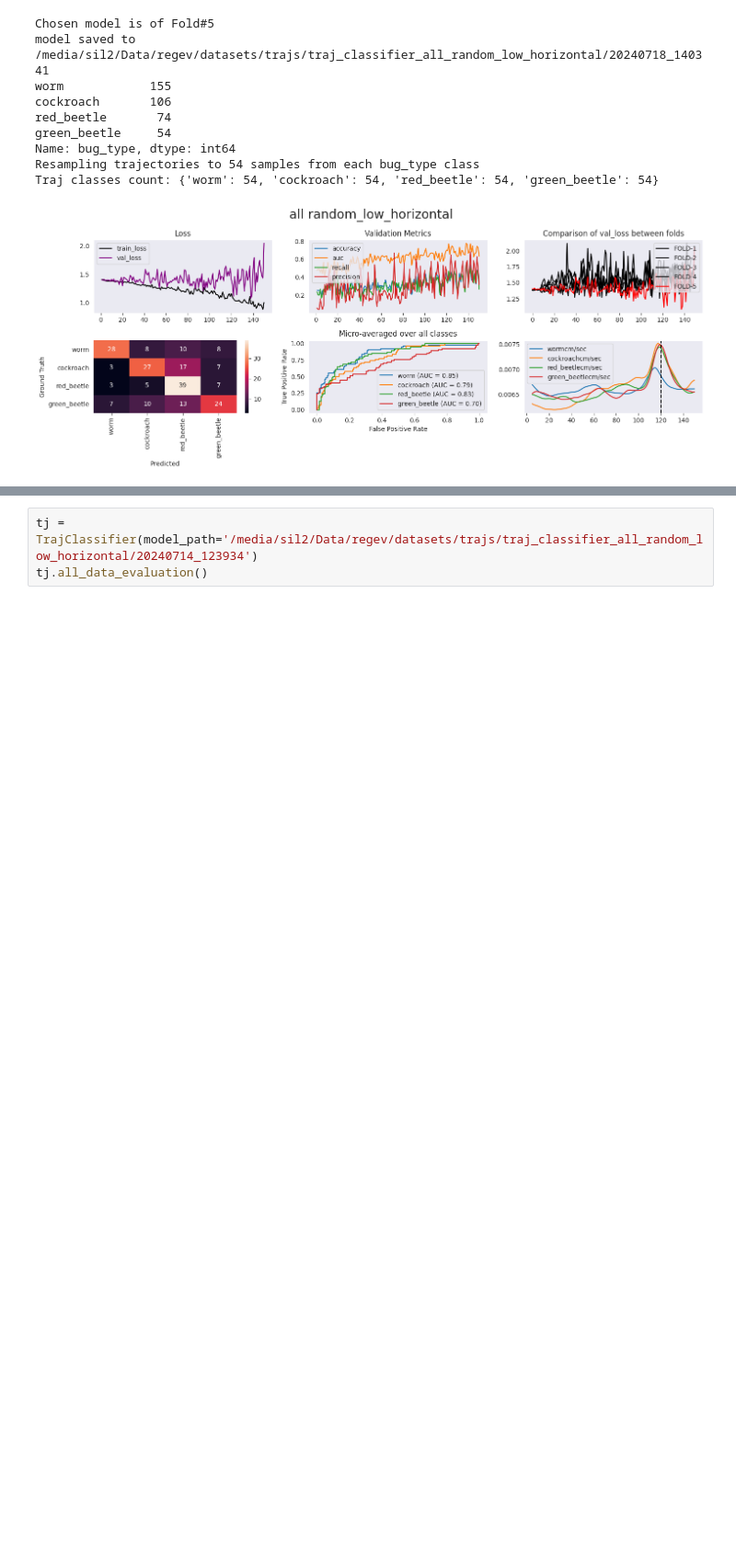
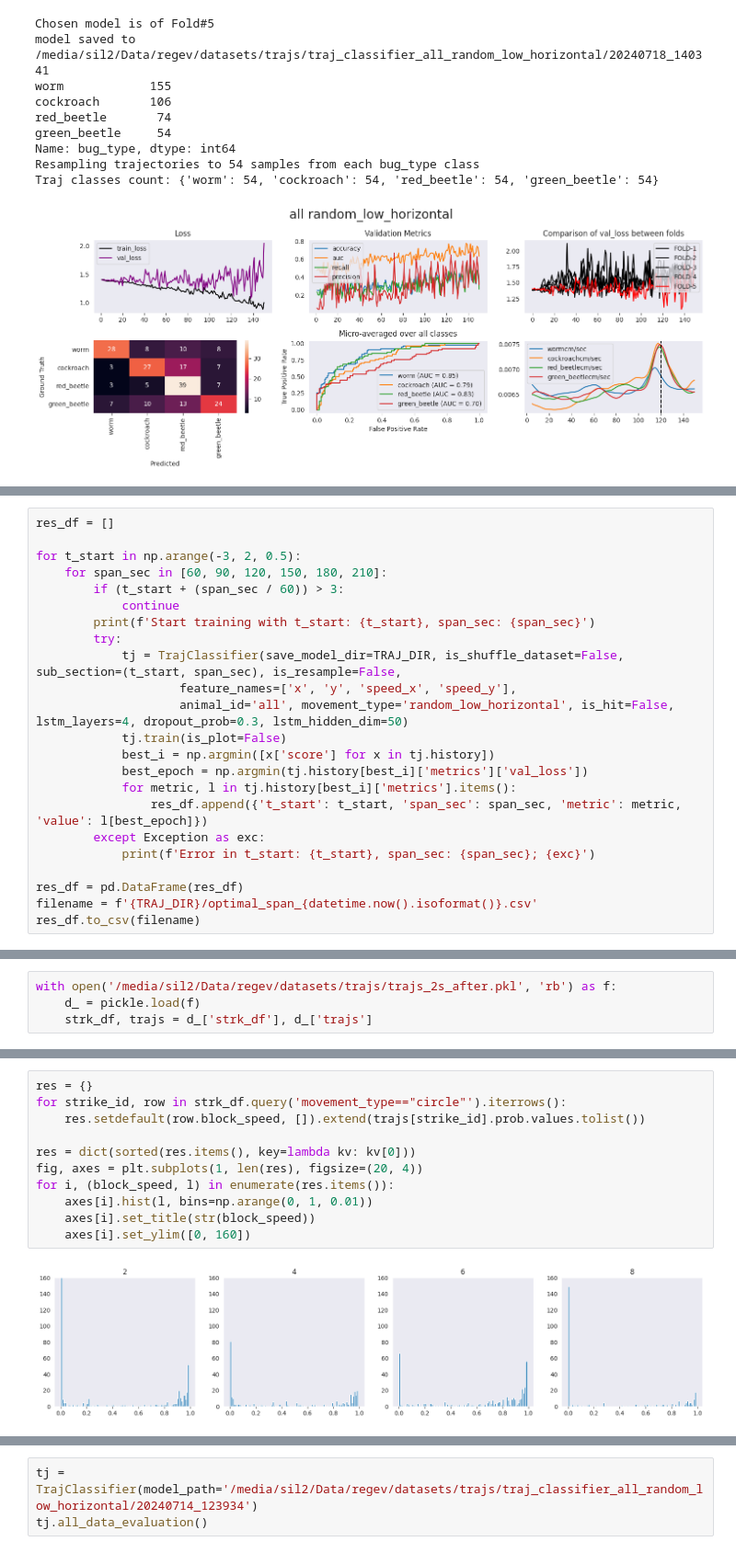
Before and after one commit to EvolutionaryNeuralCodingLab/PreyTouch, a Jupyter notebook: notebooks/trajs.ipynb, the cells around one changed output, grey strips where cells are left out. Shown at 92% size. Drawn from its saved outputs; the diff is of its cells as text; blank space fills up the shorter version.

```diff
--- a/notebooks/trajs.ipynb
+++ b/notebooks/trajs.ipynb
@@ -239,0 +198,23 @@ res_df
+# %%
+res_df = []
+
+for t_start in np.arange(-3, 2, 0.5):
+    for span_sec in [60, 90, 120, 150, 180, 210]:
+        if (t_start + (span_sec / 60)) > 3:
+            continue
+        print(f'Start training with t_start: {t_start}, span_sec: {span_sec}')
+        try:
+            tj = TrajClassifier(save_model_dir=TRAJ_DIR, is_shuffle_dataset=False, sub_section=(t_start, span_sec), is_resample=False,
+                    feature_names=['x', 'y', 'speed_x', 'speed_y'],
+                    animal_id='all', movement_type='random_low_horizontal', is_hit=False, lstm_layers=4, dropout_prob=0.3, lstm_hidden_dim=50)
+            tj.train(is_plot=False)
+            best_i = np.argmin([x['score'] for x in tj.history])
+            best_epoch = np.argmin(tj.history[best_i]['metrics']['val_loss'])
+            for metric, l in tj.history[best_i]['metrics'].items():
+                res_df.append({'t_start': t_start, 'span_sec': span_sec, 'metric': metric, 'value': l[best_epoch]})
+        except Exception as exc:
+            print(f'Error in t_start: {t_start}, span_sec: {span_sec}; {exc}')
+
+res_df = pd.DataFrame(res_df)
+filename = f'{TRAJ_DIR}/optimal_span_{datetime.now().isoformat()}.csv'
+res_df.to_csv(filename)
@@ -239,0 +287,4 @@ res_df
+# %%
+with open('/media/sil2/Data/regev/datasets/trajs/trajs_2s_after.pkl', 'rb') as f:
+    d_ = pickle.load(f)
+    strk_df, trajs = d_['strk_df'], d_['trajs']
@@ -239,0 +306,13 @@ res_df
+# %%
+res = {}
+for strike_id, row in strk_df.query('movement_type=="circle"').iterrows():
+    res.setdefault(row.block_speed, []).extend(trajs[strike_id].prob.values.tolist())
+
+res = dict(sorted(res.items(), key=lambda kv: kv[0]))
+fig, axes = plt.subplots(1, len(res), figsize=(20, 4))
+for i, (block_speed, l) in enumerate(res.items()):
+    axes[i].hist(l, bins=np.arange(0, 1, 0.01))
+    axes[i].set_title(str(block_speed))
+    axes[i].set_ylim([0, 160])
+# %% [output]
+[figure, added]
```
Also changed, not shown: parts of 16 cells of this notebook, 2 other files.
